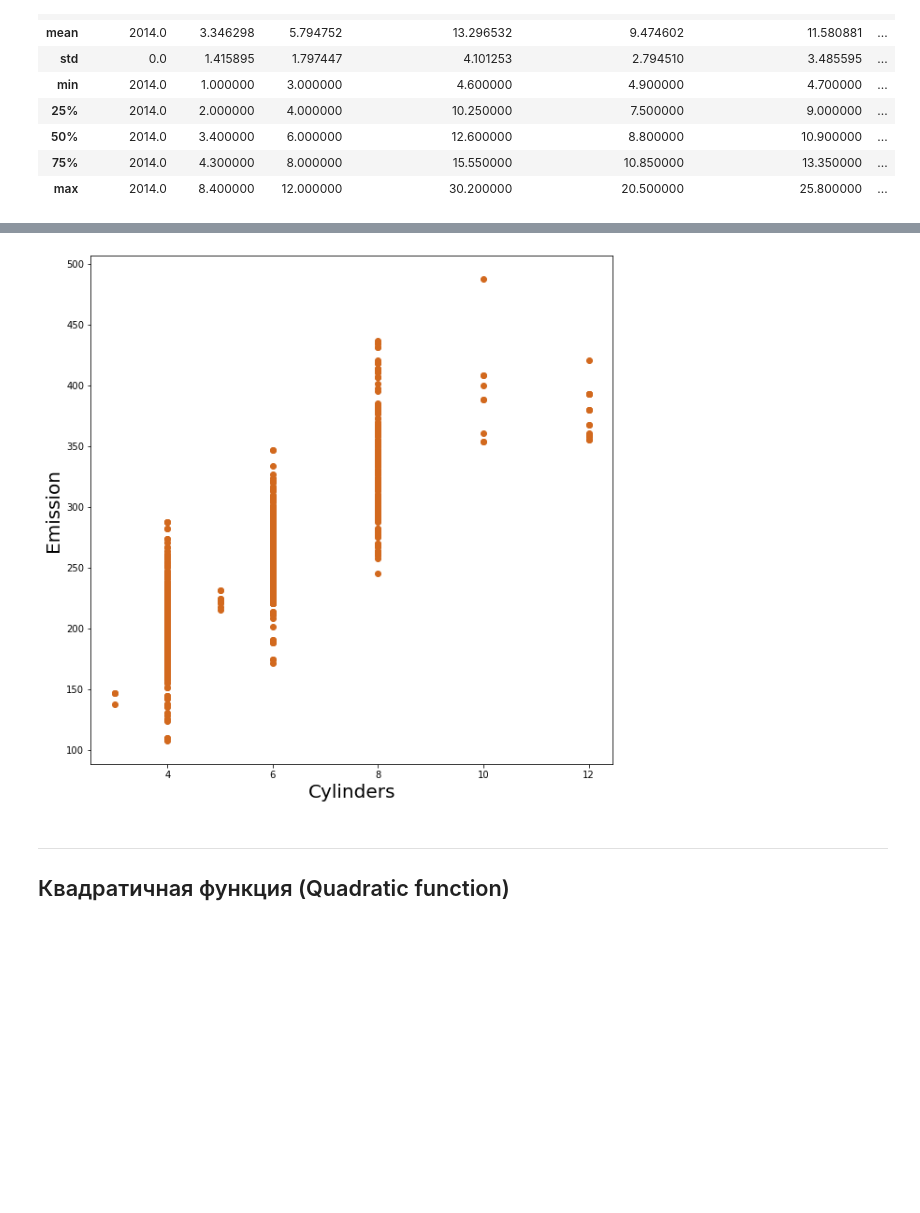
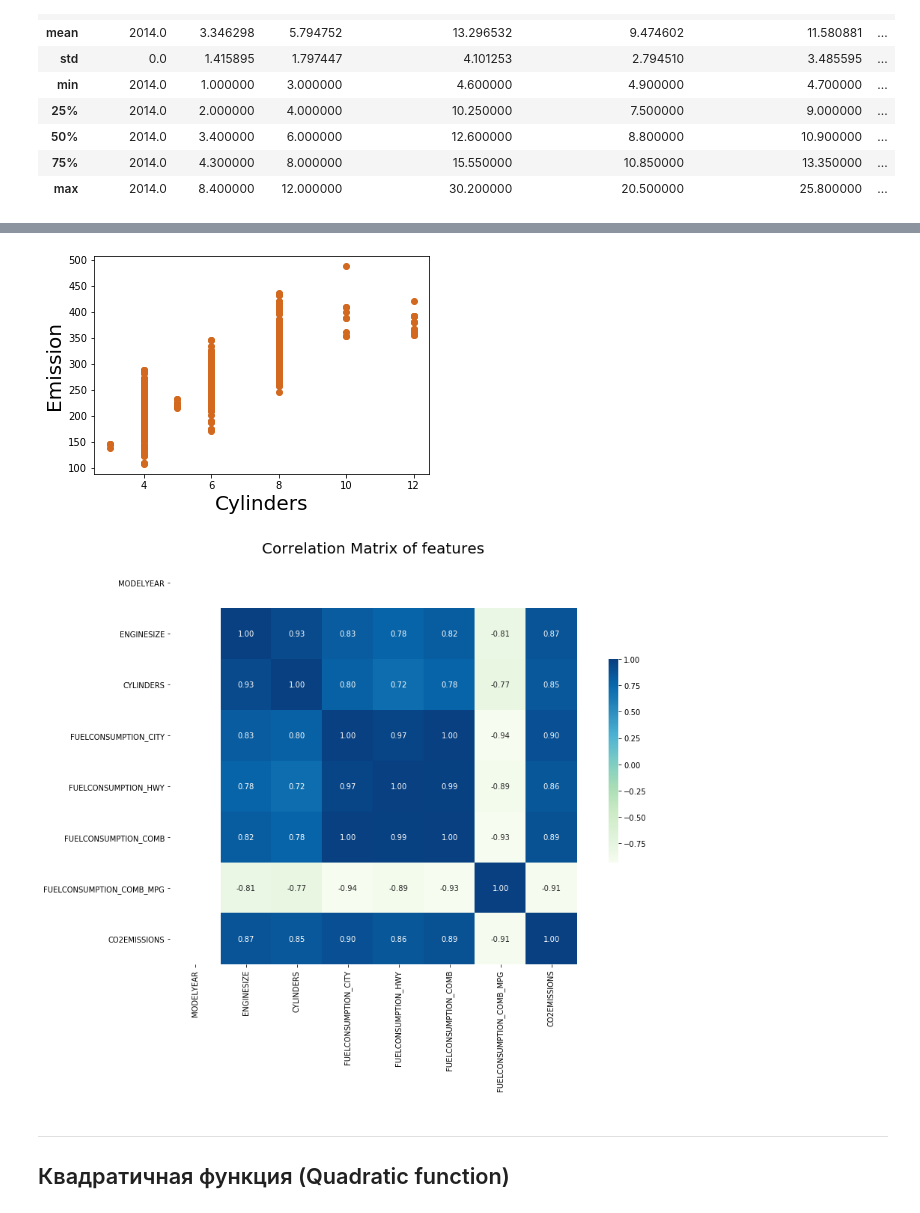
Before and after one commit to ryndovaira-org/data_science_lectures, a Jupyter notebook: 3_2_modeling_ml/3_1_1_regression/lectures/5_regression_polynomial.ipynb, the cells around one changed output, grey strips where cells are left out. Saved outputs shown, nothing was run; the diff lists cells and outputs as text; code cells hidden in the pictures; blank space fills up the shorter version.

```diff
--- a/3_2_modeling_ml/3_1_1_regression/lectures/5_regression_polynomial.ipynb
+++ b/3_2_modeling_ml/3_1_1_regression/lectures/5_regression_polynomial.ipynb
@@ -33,8 +34,6 @@ import pandas as pd
 import numpy as np
 
 %matplotlib inline
-# %%
-plt.rcParams["figure.figsize"]=10,10
 # %% [markdown]
 ## Примеры полиномиальных функций
 # %% [markdown]
@@ -265,10 +281,30 @@ plt.show()
 # %%
-plt.scatter(short_df.CYLINDERS, short_df.CO2EMISSIONS,  color='chocolate')
+plt.scatter(df.CYLINDERS, df.CO2EMISSIONS,  color='chocolate')
 plt.xlabel("Cylinders", fontsize=20)
 plt.ylabel("Emission", fontsize=20)
 plt.show()
 # %% [output]
-[figure, old version]
+[figure, new version]
+# %%
+correlation_matrix = df.corr()
+
+plt.figure(figsize=(15, 10))
+
+ax = sns.heatmap(
+    correlation_matrix,
+    vmax=1,
+    square=True,
+    annot=True,
+    fmt='.2f',
+    cmap='GnBu',
+    cbar_kws={"shrink": .5},
+    robust=True
+)
+
+plt.title('Correlation Matrix of features', fontsize=20)
+plt.show()
+# %% [output]
+[figure, added]
 # %% [markdown]
 ---
 
```
Also changed, not shown: parts of 27 cells of this notebook, 1 other file.
